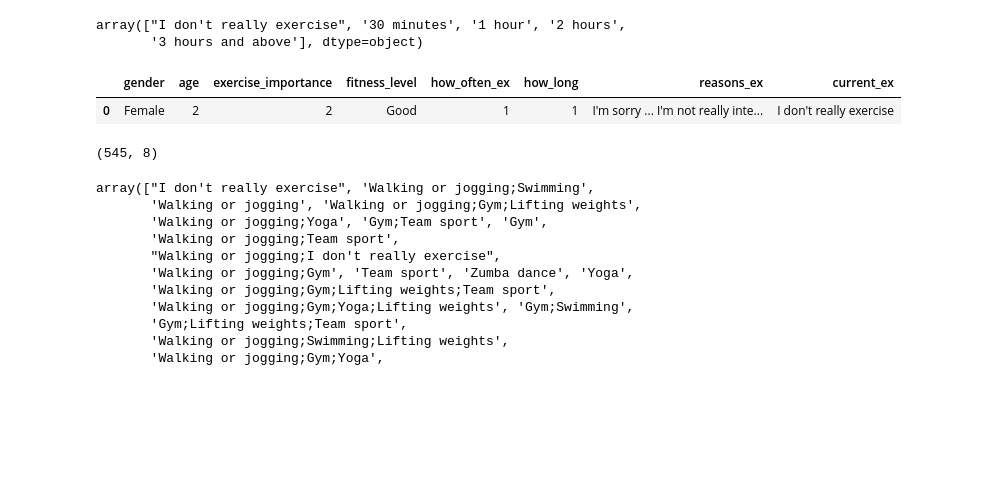
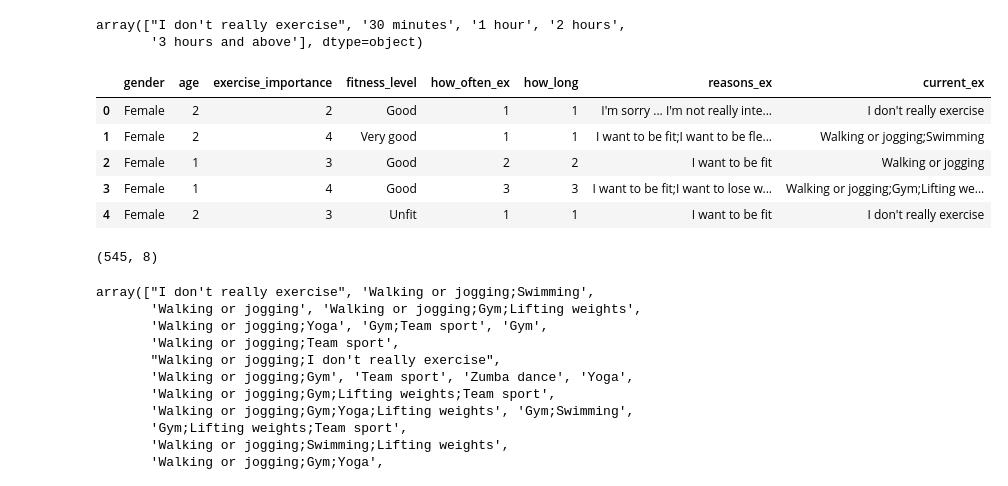
Before and after one commit to ptudela/S09-T01-Feature-Engineering, a Jupyter notebook: S09 T01 Feature Engineering final.ipynb, the cells around one changed output. Cells and saved outputs as stored; diff of their text form; code cells hidden in the pictures; blank space fills up the shorter version.

```diff
--- a/S09 T01 Feature Engineering final.ipynb
+++ b/S09 T01 Feature Engineering final.ipynb
@@ -81,25 +81,29 @@ array(["I don't really exercise", '30 minutes', '1 hour', '2 hours',
 # %%
 # Usamos REPLACE
 # Primero, creamos un mapping dictionary con los valores para cada columna.
 
 
 # age: "15 to 18":1, "19 to 25":2, "26 to 30":3, "30 to 40":4, "40 and above":5
 # how_often_ex: 1-2 times/week:1, 2-3 times/week:2, 3-4 times/week:3, 5-6 times/week:4
 # how_long: I don't really exercise:1, 30 min:2, 1hour:3, 2hours:4, 3hours and above:5.
 
 clean_nums = {"age": {"15 to 18":1, "19 to 25":2, "26 to 30":3, "30 to 40":4, "40 and above":5 },
               "how_often_ex":{"Never": 1, "1 to 2 times a week": 2, "3 to 4 times a week": 3, "Everyday": 4,
                               "2 to 3 times a week": 5, "5 to 6 times a week":6},
               "how_long":{"I don't really exercise": 1, "30 minutes":2, "1 hour":3, "2 hours":4, "3 hours and above":5}
               }
 
 # Para convertir las columnas a números, usamos replace:
 
 new_df = new_df.replace(clean_nums)
-new_df.head(1)
+new_df.head()
 # %% [output]
 |  | gender | age | exercise_importance | fitness_level | how_often_ex | how_long | reasons_ex | current_ex |
 | 0 | Female | 2 | 2 | Good | 1 | 1 | I'm sorry ... I'm not really inte... | I don't really exercise |
+| 1 | Female | 2 | 4 | Very good | 1 | 1 | I want to be fit;I want to be fle... | Walking or jogging;Swimming |
+| 2 | Female | 1 | 3 | Good | 2 | 2 | I want to be fit | Walking or jogging |
+| 3 | Female | 1 | 4 | Good | 3 | 3 | I want to be fit;I want to lose w... | Walking or jogging;Gym;Lifting we... |
+| 4 | Female | 2 | 3 | Unfit | 1 | 1 | I want to be fit | I don't really exercise |
 # %%
 new_df.shape
 # %% [output]
```
Also changed, not shown: parts of 13 cells of this notebook.
